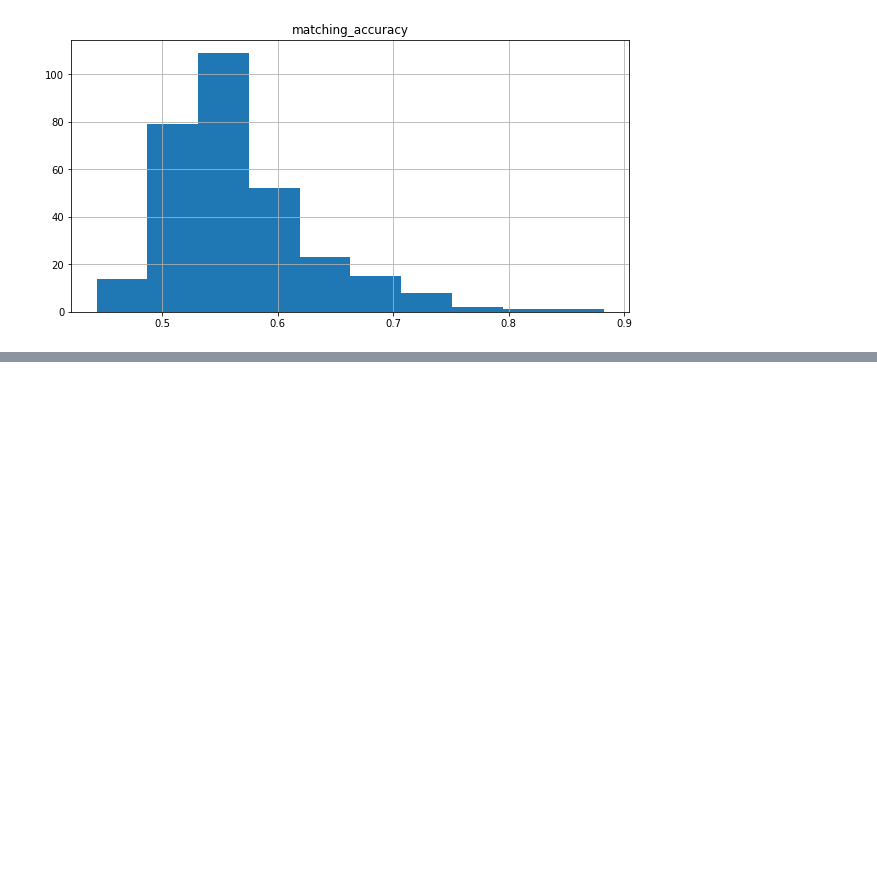
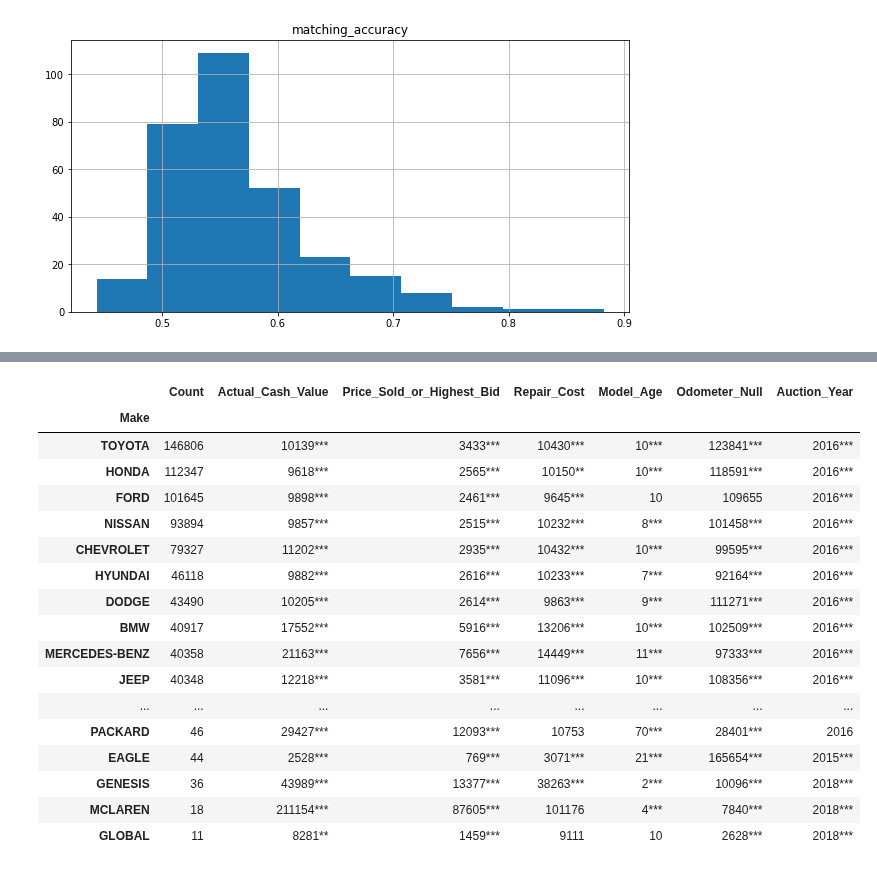
Before and after one commit to erv4gen/Research-Salvage-Autos, a Jupyter notebook: SA-Analysis.ipynb, the cells around one changed output, grey strips where cells are left out. Saved outputs shown, nothing was run; the diff lists cells and outputs as text; code cells hidden in the pictures; blank space fills up the shorter version.

```diff
--- a/SA-Analysis.ipynb
+++ b/SA-Analysis.ipynb
@@ -533,0 +540,29 @@ match_acc_df.describe()
+# %%
+'''
+Table 5 - Conditioned on Make
+
+'''
+
+table_onmake = cond_on(on='Make')
+
+save_table(table_onmake,'Conditioned on make')
+table_onmake
+# %% [output]
+|  | Count | Actual_Cash_Value | Price_Sold_or_Highest_Bid | Repair_Cost | Model_Age | Odometer_Null | Auction_Year |
+| Make |  |  |  |  |  |  |  |
+| TOYOTA | 146806 | 10139*** | 3433*** | 10430*** | 10*** | 123841*** | 2016*** |
+| HONDA | 112347 | 9618*** | 2565*** | 10150** | 10*** | 118591*** | 2016*** |
+| FORD | 101645 | 9898*** | 2461*** | 9645*** | 10 | 109655 | 2016*** |
+| NISSAN | 93894 | 9857*** | 2515*** | 10232*** | 8*** | 101458*** | 2016*** |
+| CHEVROLET | 79327 | 11202*** | 2935*** | 10432*** | 10*** | 99595*** | 2016*** |
+| HYUNDAI | 46118 | 9882*** | 2616*** | 10233*** | 7*** | 92164*** | 2016*** |
+| DODGE | 43490 | 10205*** | 2614*** | 9863*** | 9*** | 111271*** | 2016*** |
+| BMW | 40917 | 17552*** | 5916*** | 13206*** | 10*** | 102509*** | 2016*** |
+| MERCEDES-BENZ | 40358 | 21163*** | 7656*** | 14449*** | 11*** | 97333*** | 2016*** |
+| JEEP | 40348 | 12218*** | 3581*** | 11096*** | 10*** | 108356*** | 2016*** |
+| ... | ... | ... | ... | ... | ... | ... | ... |
+| PACKARD | 46 | 29427*** | 12093*** | 10753 | 70*** | 28401*** | 2016 |
+| EAGLE | 44 | 2528*** | 769*** | 3071*** | 21*** | 165654*** | 2015*** |
+| GENESIS | 36 | 43989*** | 13377*** | 38263*** | 2*** | 10096*** | 2018*** |
+| MCLAREN | 18 | 211154*** | 87605*** | 101176 | 4*** | 7840*** | 2018*** |
+| GLOBAL | 11 | 8281** | 1459*** | 9111 | 10 | 2628*** | 2018*** |
```
Also changed, not shown: parts of 37 cells of this notebook, 4 other files.
